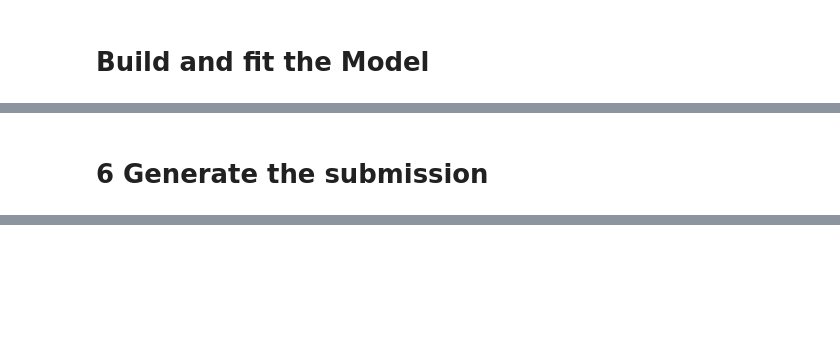
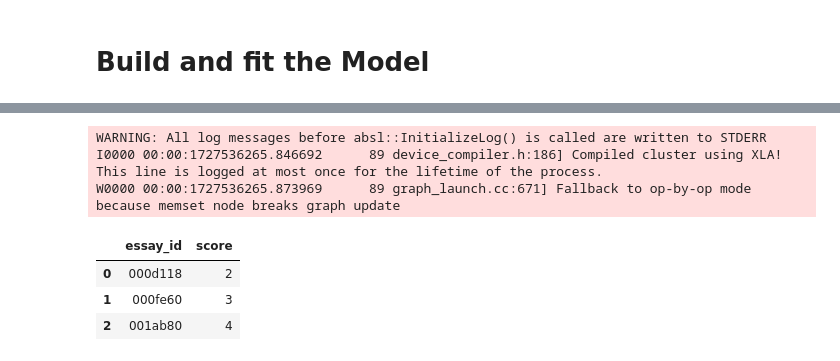
Before and after one commit to csk99/Learning-Agency-Lab---Automated-Essay-Scoring-2.0., a Jupyter notebook: notebooks/1.0-csk-debertav3-fine-tuning.ipynb, the cells around one changed output, grey strips where cells are left out. Cells and saved outputs as stored; diff of their text form; code cells hidden in the pictures; blank space fills up the shorter version.

```diff
--- a/notebooks/1.0-csk-debertav3-fine-tuning.ipynb
+++ b/notebooks/1.0-csk-debertav3-fine-tuning.ipynb
@@ -104,11 +134,23 @@ train_df["number_of_tokens"].describe()
 ## Define some useful functions
 # %%
 preprocessor = keras_nlp.models.DebertaV3Preprocessor.from_preset(
-    preset=CFG.preset, # Name of the model
-    sequence_length=CFG.sequence_length, # Max sequence length, will be padded if shorter
+    preset=Config.preset, # Name of the model
+    sequence_length=Config.sequence_length, # Max sequence length, will be padded if shorter
 )
 
-def preprocess_fn(text, label=None):
+def preprocess_fn(text, label=None,preprocessor=preprocessor):
+    """
+    Preprocesses the input text using a predefined `preprocessor` function and optionally returns the label.
+
+    Args:
+        text (str): The input text to be preprocessed.
+        label (any, optional): An optional label associated with the text. If provided, both the
+                               preprocessed text and label are returned. Defaults to None.
+
+    Returns:
+        tuple or str: If `label` is provided, returns a tuple `(preprocessed_text, label)`.
+                      Otherwise, returns only the `preprocessed_text`.
+    """
     text = preprocessor(text)  # Preprocess text
     return (text, label) if label is not None else text
 # %% [output]
@@ -118,17 +159,0 @@ Attaching 'assets/tokenizer/vocabulary.spm' from model 'keras/deberta_v3/keras/d
-# %%
-def build_dataset(texts, labels=None, batch_size=CFG.batch_size,
-                  cache=True, drop_remainder=True,
-                  shuffle=1024):
-    AUTO = tf.data.AUTOTUNE  # AUTOTUNE option
-    slices = (texts,) if labels is None else (texts, labels)  # Create slices
-    ds = tf.data.Dataset.from_tensor_slices(slices)  # Create dataset from slices
-    ds = ds.cache() if cache else ds  # Cache dataset if enabled
-    ds = ds.map(preprocess_fn, num_parallel_calls=AUTO)  # Map preprocessing function
-    opt = tf.data.Options()  # Create dataset options
-    if shuffle:
-        ds = ds.shuffle(shuffle, seed=CFG.seed)  # Shuffle dataset if enabled
-        opt.experimental_deterministic = False
-    ds = ds.with_options(opt)  # Set dataset options
-    ds = ds.batch(batch_size, drop_remainder=drop_remainder)  # Batch dataset
-    ds = ds.prefetch(AUTO)  # Prefetch next batch
-    return ds
@@ -360,2 +554,0 @@ model.summary()
-# %% [markdown]
-# 6 Generate the submission
@@ -386,20 +555,20 @@ model.compile(
 # %%
 # # Test Data
-test_df = pd.read_csv(f"{BASE_PATH}{path}test.csv")
+test_df = pd.read_csv(f"{Config.base_path}{Config.data_folder}test.csv")
 test_texts = test_df.full_text.fillna("").tolist()  # Extract training texts
 
 # Build training dataset
 test_ds = build_dataset(
     test_texts,
     labels=None,
-    batch_size=min(CFG.batch_size, len(test_df)),
+    batch_size=min(Config.batch_size, len(test_df)),
     shuffle=False,
     drop_remainder=False,  # include all samples
 )
 
 # Do inference
 # Load best checkpoint
-model.load_weights("best_model.weights.h5")
+model.load_weights("best_model.weights.h5") #reload the best weights saved after the previous training
 test_preds = model.predict(test_ds, verbose=1)
 
 # Convert probabilities to class labels
@@ -416,3 +585,4 @@ sub_df.to_csv('submission.csv',index=False)
 
 # Display the first 2 rows of the submission DataFrame
 sub_df.head()
+# %% [output]
@@ -418,0 +590,7 @@ sub_df.head()
+WARNING: All log messages before absl::InitializeLog() is called are written to STDERR
+I0000 00:00:1727536265.846692      89 device_compiler.h:186] Compiled cluster using XLA!  This line is logged at most once for the lifetime of the process.
+W0000 00:00:1727536265.873969      89 graph_launch.cc:671] Fallback to op-by-op mode because memset node breaks graph update
+|  | essay_id | score |
+| 0 | 000d118 | 2 |
+| 1 | 000fe60 | 3 |
+| 2 | 001ab80 | 4 |
```
Also changed, not shown: parts of 29 cells of this notebook.
